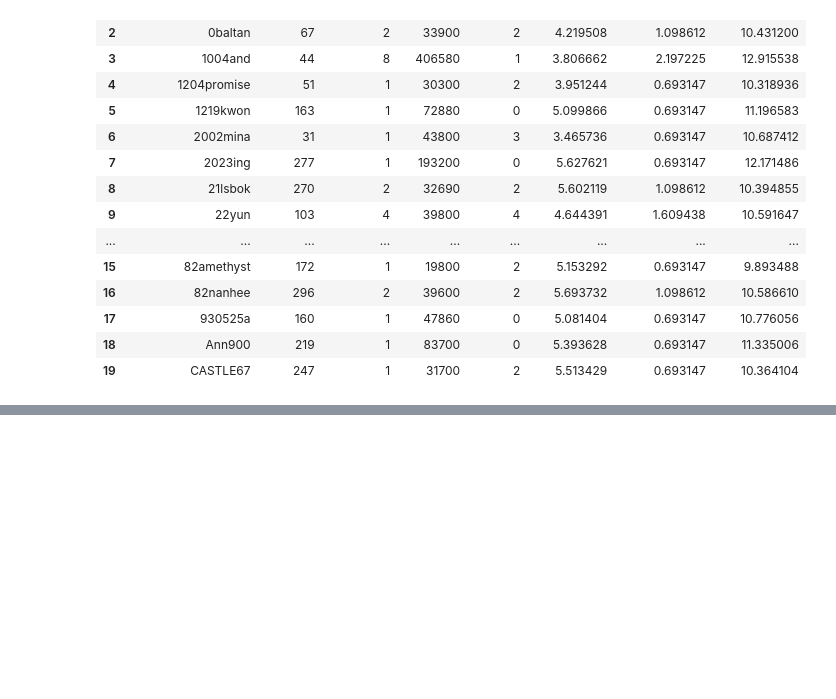
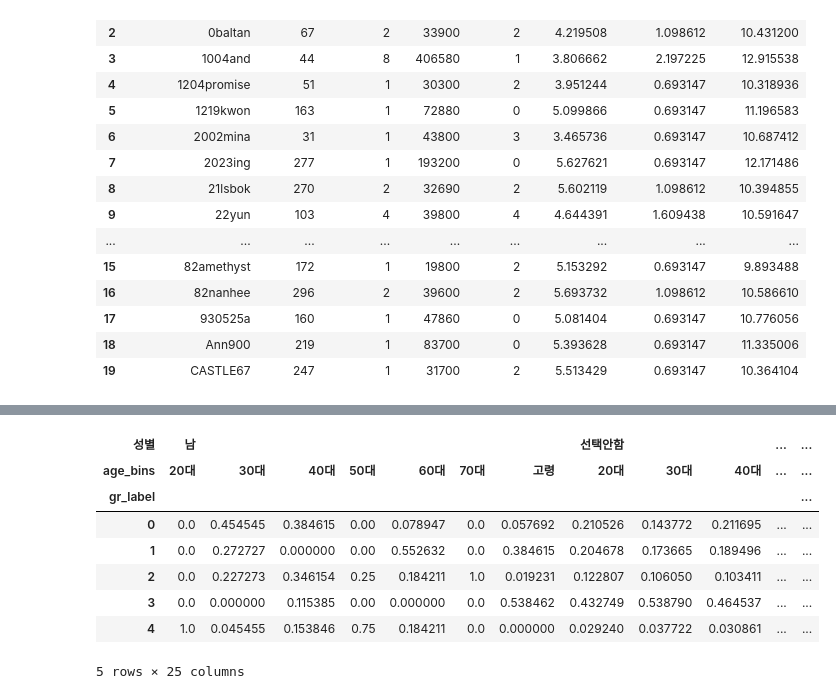
Before and after one commit to marucmc/Innerpeople_duduworld, a Jupyter notebook: Clustering_두두-Copy1.ipynb, the cells around one changed output, grey strips where cells are left out. Saved outputs shown, nothing was run; the diff lists cells and outputs as text; code cells hidden in the pictures; blank space fills up the shorter version.

```diff
--- a/Clustering_두두-Copy1.ipynb
+++ b/Clustering_두두-Copy1.ipynb
@@ -450,0 +617,13 @@ dudu_df.to_csv('C:/Users/junoh/OneDrive/이너피플/git/두두월드/Clustering
+# %%
+#군집 별 성별/연령대별 비율 분포 ( 각 연령대 총압 기준 )
+pd.crosstab(index=dudu_df['gr_label'], columns = [dudu_df['성별'],dudu_df['age_bins']], normalize = 'columns')
+# %% [output]
+| 성별 | 남 |  |  |  |  |  |  | 선택안함 |  |  | ... | ... |
+| age_bins | 20대 | 30대 | 40대 | 50대 | 60대 | 70대 | 고령 | 20대 | 30대 | 40대 | ... | ... |
+| gr_label |  |  |  |  |  |  |  |  |  |  |  | ... |
+| 0 | 0.0 | 0.454545 | 0.384615 | 0.00 | 0.078947 | 0.0 | 0.057692 | 0.210526 | 0.143772 | 0.211695 | ... | ... |
+| 1 | 0.0 | 0.272727 | 0.000000 | 0.00 | 0.552632 | 0.0 | 0.384615 | 0.204678 | 0.173665 | 0.189496 | ... | ... |
+| 2 | 0.0 | 0.227273 | 0.346154 | 0.25 | 0.184211 | 1.0 | 0.019231 | 0.122807 | 0.106050 | 0.103411 | ... | ... |
+| 3 | 0.0 | 0.000000 | 0.115385 | 0.00 | 0.000000 | 0.0 | 0.538462 | 0.432749 | 0.538790 | 0.464537 | ... | ... |
+| 4 | 1.0 | 0.045455 | 0.153846 | 0.75 | 0.184211 | 0.0 | 0.000000 | 0.029240 | 0.037722 | 0.030861 | ... | ... |
+5 rows × 25 columns
```
Also changed, not shown: parts of 19 cells of this notebook.
